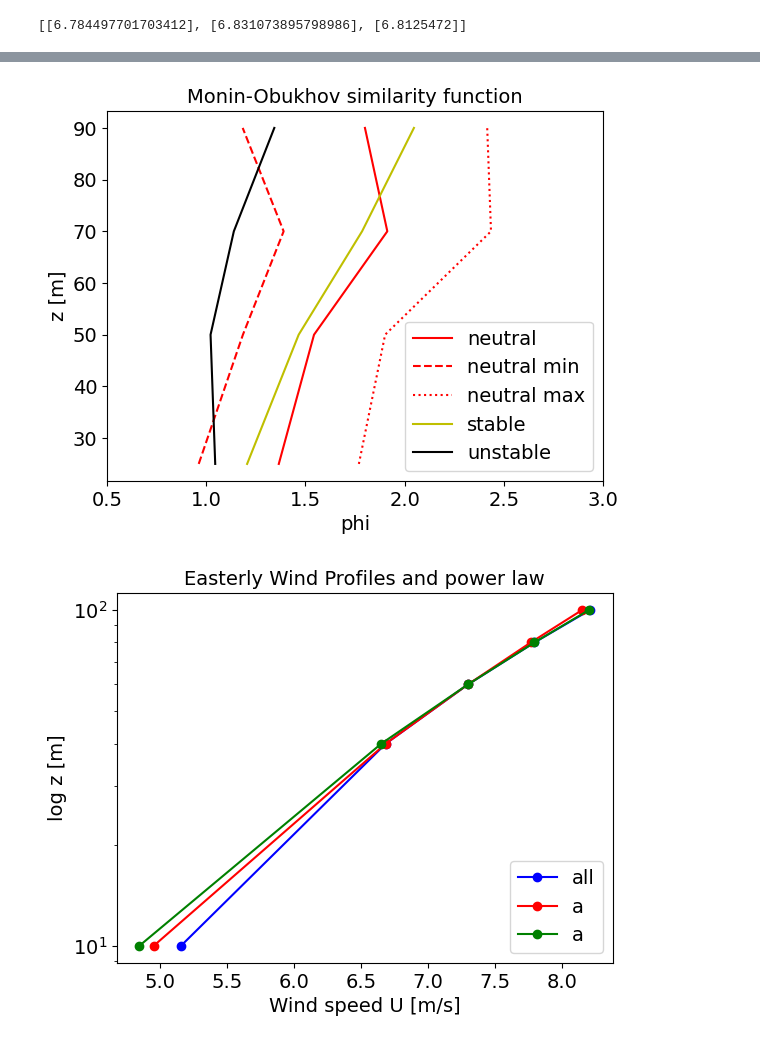
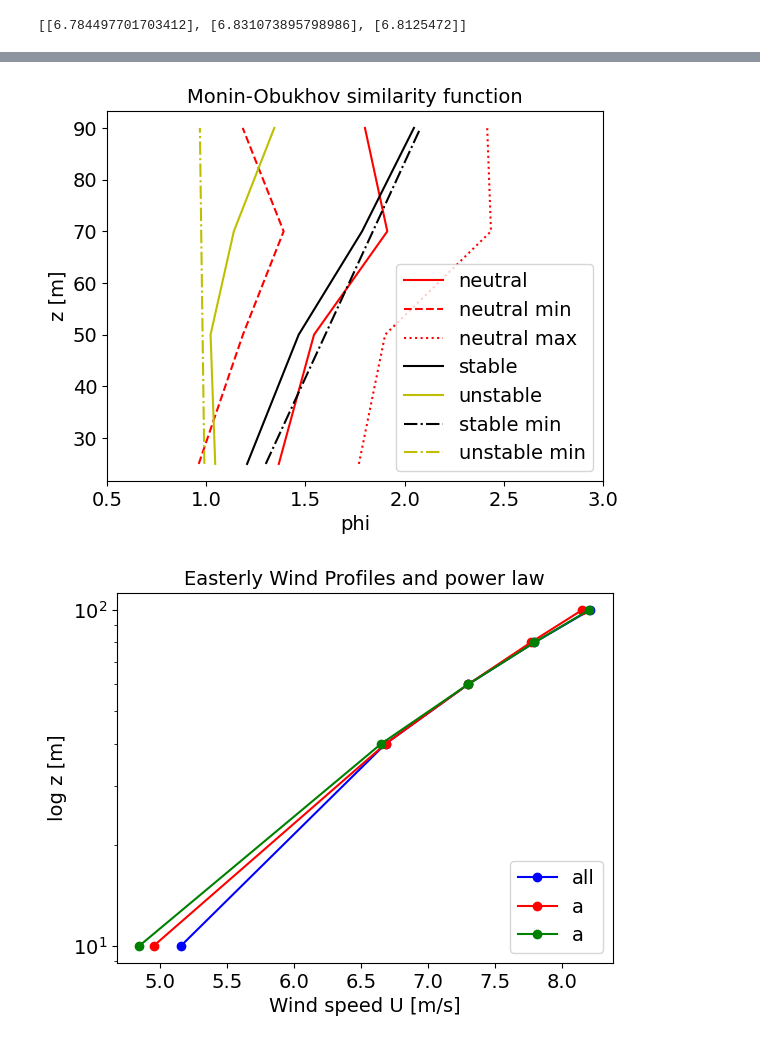
Before and after one commit to nicolaquaia/micrometereology, a Jupyter notebook: 02/assignment2_notebook_v2.ipynb, the cells around one changed output, grey strips where cells are left out. Drawn from its saved outputs; the diff is of its cells as text; code cells hidden in the pictures.

```diff
--- a/02/assignment2_notebook_v2.ipynb
+++ b/02/assignment2_notebook_v2.ipynb
@@ -547,41 +597,53 @@ def compute_phi2(U,z,ustar,k):
         phi = dUdz * k * z_intermediate / ustar
 
         z_list.append(z_intermediate)
         phi_list.append(phi)
 
     return phi_list, z_list
 
 
 phin, z_intermediate = compute_phi2(Un,z,ustar_meann,k)
 phin_min, z_intermediate = compute_phi2(Un_min,z,ustar_meann,k)
 phin_max, z_intermediate = compute_phi2(Un_max,z,ustar_meann,k)
 phis, z_intermediate = compute_phi2(Us,z,ustar_means,k)
 phiu, z_intermediate = compute_phi2(Uu,z,ustar_meanu,k)
 
 
 plt.plot(phin, z_intermediate, color='r', linestyle='solid', label='neutral')
 plt.plot(phin_min, z_intermediate, color='r', linestyle='dashed', label='neutral min')
 plt.plot(phin_max, z_intermediate, color='r', linestyle='dotted', label='neutral max')
-plt.plot(phis, z_intermediate, color='y', linestyle='solid', label='stable')
-plt.plot(phiu, z_intermediate, color='k', linestyle='solid', label='unstable')
+plt.plot(phis, z_intermediate, color='k', linestyle='solid', label='stable')
+plt.plot(phiu, z_intermediate, color='y', linestyle='solid', label='unstable')
 
 
-def phi_formula(z,Lreciprocal):
+def phi_formula_s(z,Lreciprocal):
     phi_array = []
     for i in range(len(z)):
         phi = 1 + 4.8*Lreciprocal*z[i]
         phi_array.append(phi)
     return phi_array
 
-phi_formula_s1 = phi_formula(z,0.0008)
-phi_formula_s2 = phi_formula(z,0.05)
-#plt.plot(phi_formula_s1, z, color='y', linestyle='dashed', label='stable min')
-#plt.plot(phi_formula_s2, z, color='y', linestyle='dotted', label='stable max')
+def phi_formula_u(z,Lreciprocal):
+    phi_array = []
+    for i in range(len(z)):
+        phi = (1 - 19.3*Lreciprocal*z[i])**(-1/4)
+        phi_array.append(phi)
+    return phi_array
+
+phi_formula_s1 = phi_formula_s(z_intermediate,0.0025)
+#phi_formula_s2 = phi_formula_s(z,0.05)
+plt.plot(phi_formula_s1, z_intermediate, color='k', linestyle='dashdot', label='stable min')
+#plt.plot(phi_formula_s2, z, color='k', linestyle='dotted', label='stable max')
+
+phi_formula_u1 = phi_formula_u(z_intermediate,-0.00008)
+#phi_formula_u2 = phi_formula_u(z,0.05)
+plt.plot(phi_formula_u1, z_intermediate, color='y', linestyle='dashdot', label='unstable min')
+#plt.plot(phi_formula_u2, z, color='y', linestyle='dotted', label='unstable max')
 
 
 plot_format_phi()
 # %% [output]
-[figure, old version]
+[figure, new version]
 # %%
 # QUESTION 7
 
```
Also changed, not shown: parts of 9 cells of this notebook.
